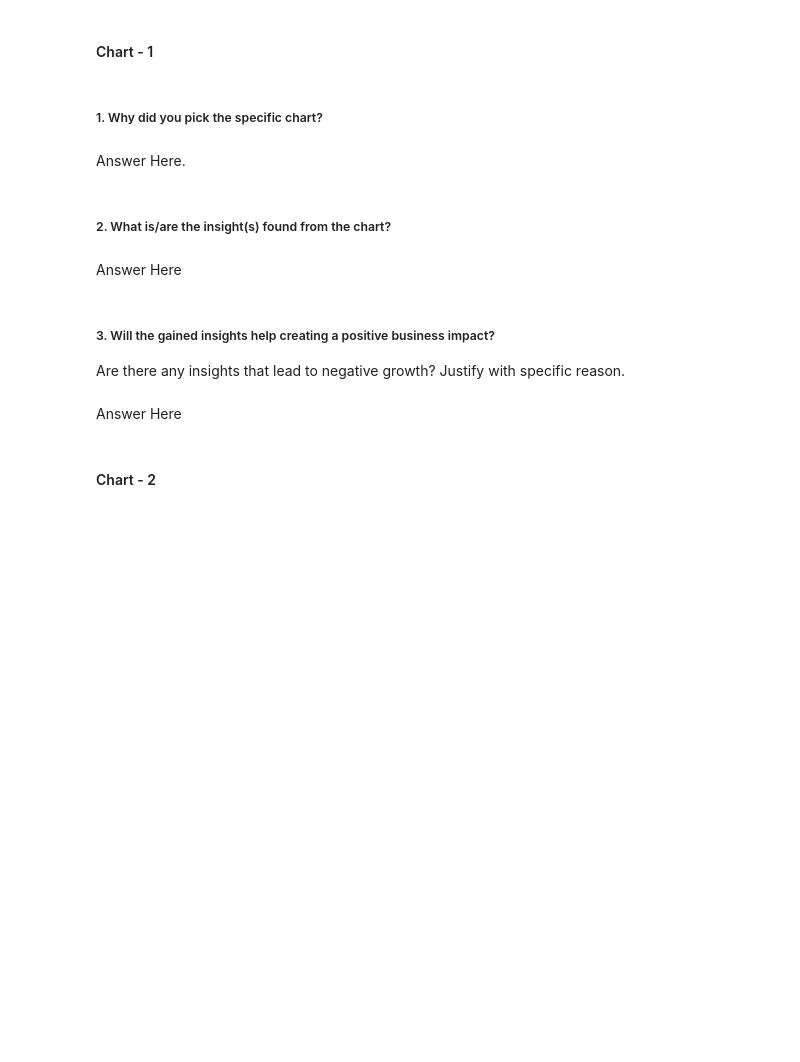
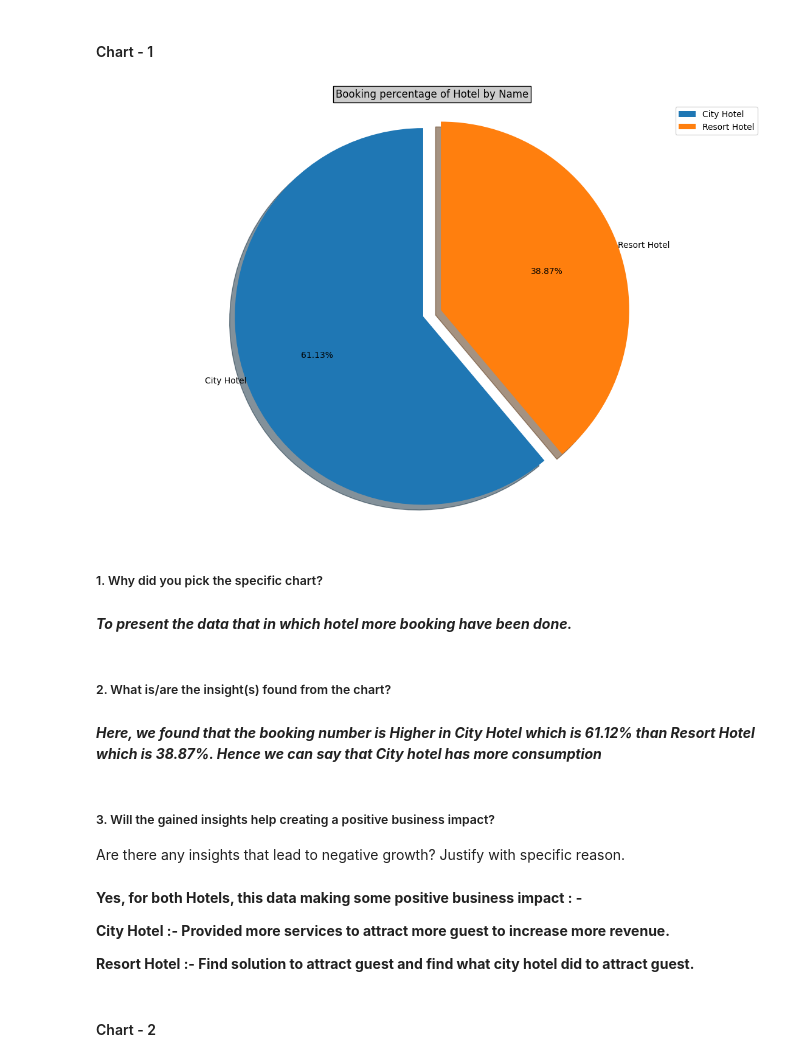
Before and after one commit to ARYANJAIN69/Hotel_Booking-Analysis, a Jupyter notebook: --ARYANJAIN_EDA_Submission.ipynb, the cells around one changed output. Saved outputs shown, nothing was run; the diff lists cells and outputs as text; code cells hidden in the pictures; blank space fills up the shorter version.

```diff
--- a/--ARYANJAIN_EDA_Submission.ipynb
+++ b/--ARYANJAIN_EDA_Submission.ipynb
@@ -619,16 +385,42 @@ b) In the same, we have checked if there is any duplicacy in data & we found tha
+# %%
+# Chart - 1 visualization code
+
+def get_count_from_column(df, column_label):
+  df_grpd = df[column_label].value_counts()
+  df_grpd = pd.DataFrame({'index':df_grpd.index, 'count':df_grpd.values})
+  return df_grpd
+
+# plot a pie chart from grouped data
+def plot_pie_chart_from_column(df, column_label, t1, exp):
+  df_grpd = get_count_from_column(df, column_label)
+  fig, ax = plt.subplots(figsize=(14,9))
+  ax.pie(df_grpd.loc[:, 'count'], labels=df_grpd.loc[:, 'index'], autopct='%1.2f%%',startangle=90,shadow=True, labeldistance = 1, explode = exp)
+  plt.title(t1, bbox={'facecolor':'0.8', 'pad':3})
+  ax.axis('equal')
+  plt.legend()
+  plt.show()
+# %%
+exp1 = [0.05,0.05]
+plot_pie_chart_from_column(hotel_booking_df, 'hotel', 'Booking percentage of Hotel by Name', exp1)
+# %% [output]
+[figure, added]
 # %% [markdown]
 ##### 1. Why did you pick the specific chart?
-# %% [markdown]
-Answer Here.
+# %% [markdown]
+***To present the data that in which hotel more booking have been done.***
 # %% [markdown]
 ##### 2. What is/are the insight(s) found from the chart?
-# %% [markdown]
-Answer Here
+# %% [markdown]
+***Here, we found that the booking number is Higher in City Hotel which is 61.12% than Resort Hotel which is 38.87%. Hence we can say that City hotel has more consumption***
 # %% [markdown]
 ##### 3. Will the gained insights help creating a positive business impact?
 Are there any insights that lead to negative growth? Justify with specific reason.
-# %% [markdown]
-Answer Here
+# %% [markdown]
+**Yes, for both Hotels, this data making some positive business impact : -**
+
+**City Hotel :- Provided more services to attract more guest to increase more revenue.**
+
+**Resort Hotel :- Find solution to attract guest and find what city hotel did to attract guest.**
 # %% [markdown]
 #### Chart - 2
 # %%
```
Also changed, not shown: parts of 144 cells of this notebook.
